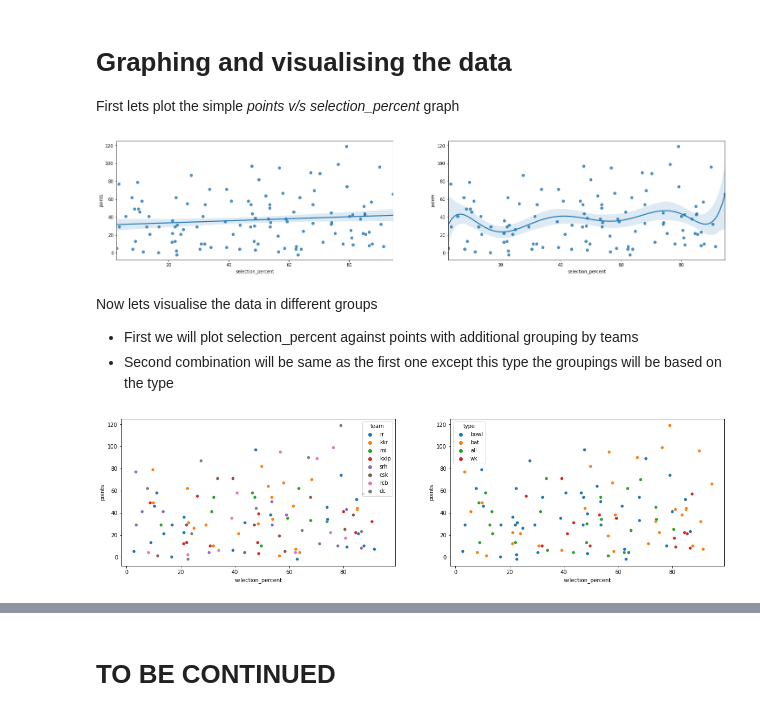
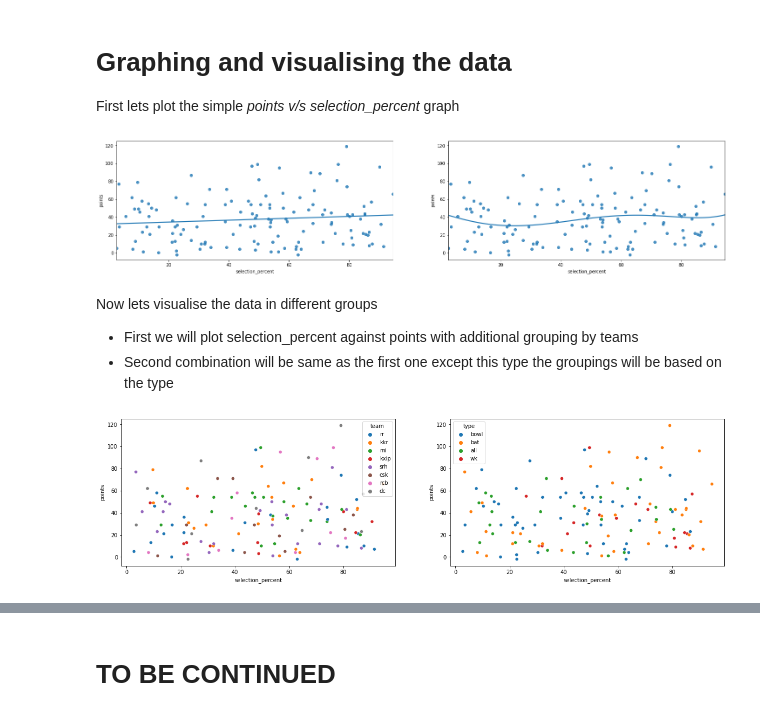
Before and after one commit to sarathsajan/dream11-predictor, a Jupyter notebook: Dream11_predictor.ipynb, the cells around one changed output, grey strips where cells are left out. Cells and saved outputs as stored; diff of their text form; code cells hidden in the pictures.

```diff
--- a/Dream11_predictor.ipynb
+++ b/Dream11_predictor.ipynb
@@ -78,13 +78,13 @@ Now we know that the dataframe contains selection_percent, type, team and points
 First lets plot the simple *points v/s selection_percent* graph
 # %%
 fig, axis = plt.subplots(1, 2, figsize=(25,5))
-sns.regplot(data=df, x='selection_percent', y='points', ci=80, order=1, ax=axis[0])
-sns.regplot(data=df, x='selection_percent', y='points', ci=80, order=7, ax=axis[1]);
+sns.regplot(data=df, x='selection_percent', y='points', ci=0, order=1, ax=axis[0] )
+sns.regplot(data=df, x='selection_percent', y='points', ci=0, order=6, ax=axis[1]);
 
 #curve = np.polyfit(x=df['selection_percent'], y=df['points'], deg=7)
 #print (curve)
 # %% [output]
-[figure, old version]
+[figure, new version]
 # %% [markdown]
 Now lets visualise the data in different groups
 * First we will plot selection_percent against points with additional grouping by teams
@@ -94,9 +92,9 @@ First lets plot the simple *points v/s selection_percent* graph
 # %%
 fig, axis = plt.subplots(ncols=2, figsize=(20,5))
-sns.scatterplot(x=df['selection_percent'], y=df['points'], hue=df['team'], ax=axis[0])
-sns.scatterplot(x=df['selection_percent'], y=df['points'], hue=df['type'], ax=axis[1]);
+sns.scatterplot(data=df, x='selection_percent', y='points', hue='team', ax=axis[0])
+sns.scatterplot(data=df, x='selection_percent', y='points', hue='type', ax=axis[1]);
 # %% [output]
-[figure, old version]
+[figure, new version]
 # %% [markdown]
 Now lets plot each team's point distribution
 
```
Also changed, not shown: parts of 7 cells of this notebook.
